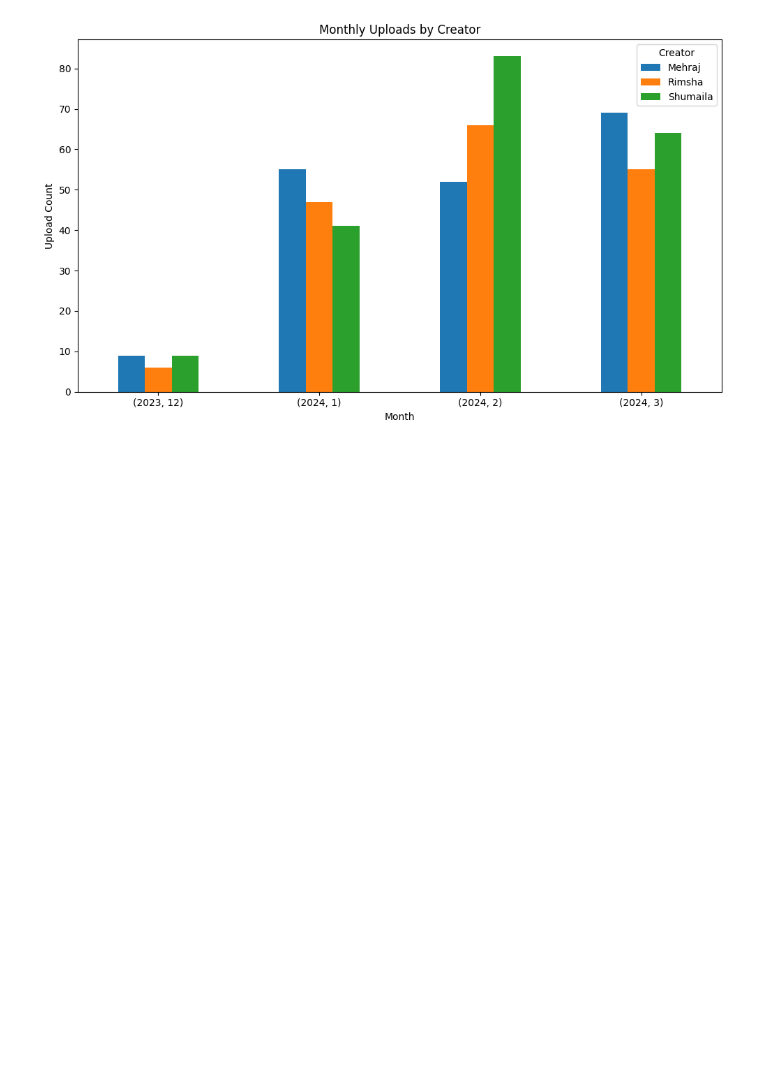
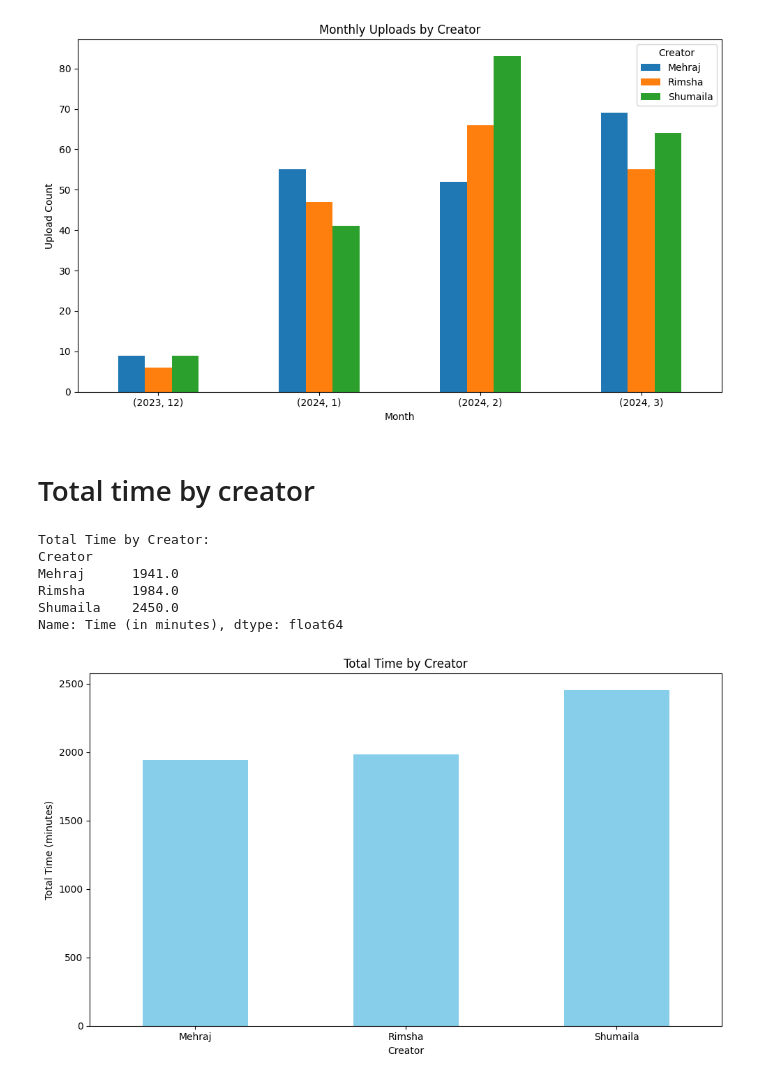
Before and after one commit to mehrajmehmood/pythonpro, a Jupyter notebook: videos.ipynb, the cells around one changed output. Saved outputs shown, nothing was run; the diff lists cells and outputs as text; code cells hidden in the pictures; blank space fills up the shorter version.

Commit message:
Add new data and plot a graph

```diff
--- a/videos.ipynb
+++ b/videos.ipynb
@@ -321,3 +321,35 @@ plt.tight_layout()
 plt.show()
 # %% [output]
 [figure]
+# %% [markdown]
+# Total time by creator
+# %%
+import pandas as pd
+file_path = r'D:/pythonpro/Python Videos for Python Pro Channel (Morning) - Pytho Pro.csv'
+df = pd.read_csv(file_path)
+total_time_by_creator = df.groupby('Creator')['Time (in minutes)'].sum()
+print("Total Time by Creator:")
+print(total_time_by_creator)
+# %% [output]
+Total Time by Creator:
+Creator
+Mehraj      1941.0
+Rimsha      1984.0
+Shumaila    2450.0
+Name: Time (in minutes), dtype: float64
+# %%
+import pandas as pd
+import matplotlib.pyplot as plt
+file_path = r'D:/pythonpro/Python Videos for Python Pro Channel (Morning) - Pytho Pro.csv'
+df = pd.read_csv(file_path)
+total_time_by_creator = df.groupby('Creator')['Time (in minutes)'].sum()
+plt.figure(figsize=(10, 6))
+total_time_by_creator.plot(kind='bar', color='skyblue')
+plt.title('Total Time by Creator')
+plt.xlabel('Creator')
+plt.ylabel('Total Time (minutes)')
+plt.xticks(rotation=0)
+plt.tight_layout()
+plt.show()
+# %% [output]
+[figure, added]
```
Also changed, not shown: parts of 1 cell of this notebook.
